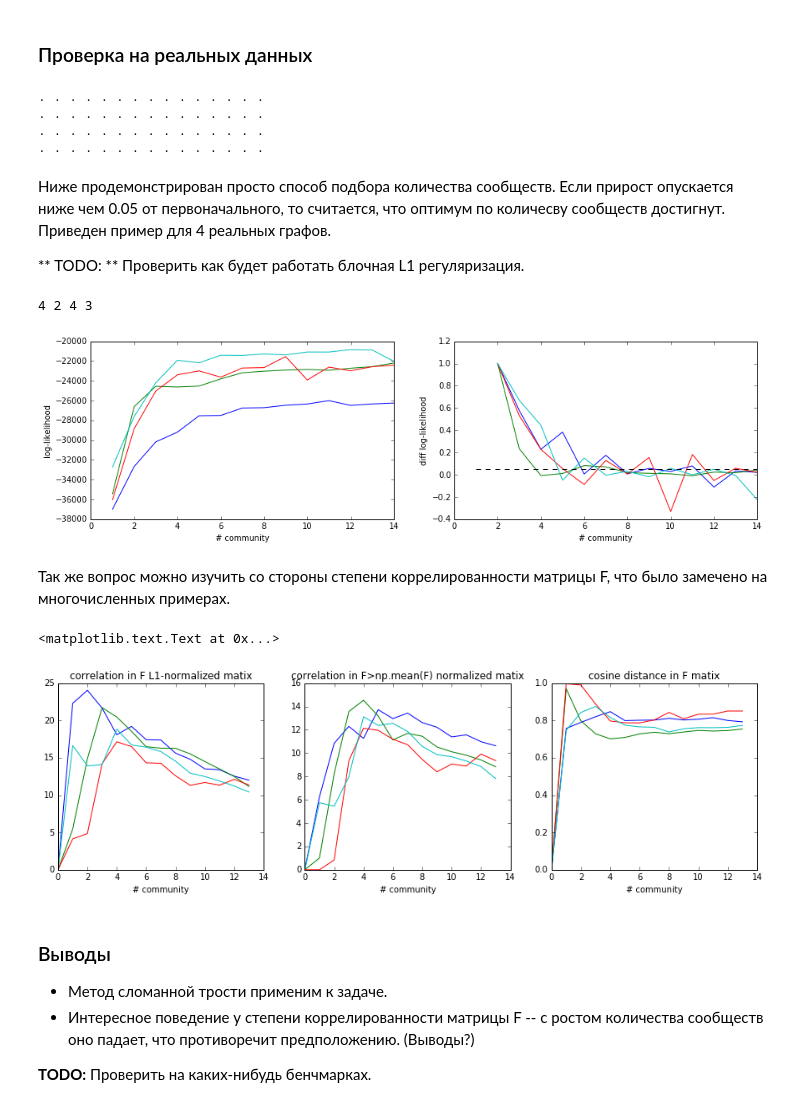
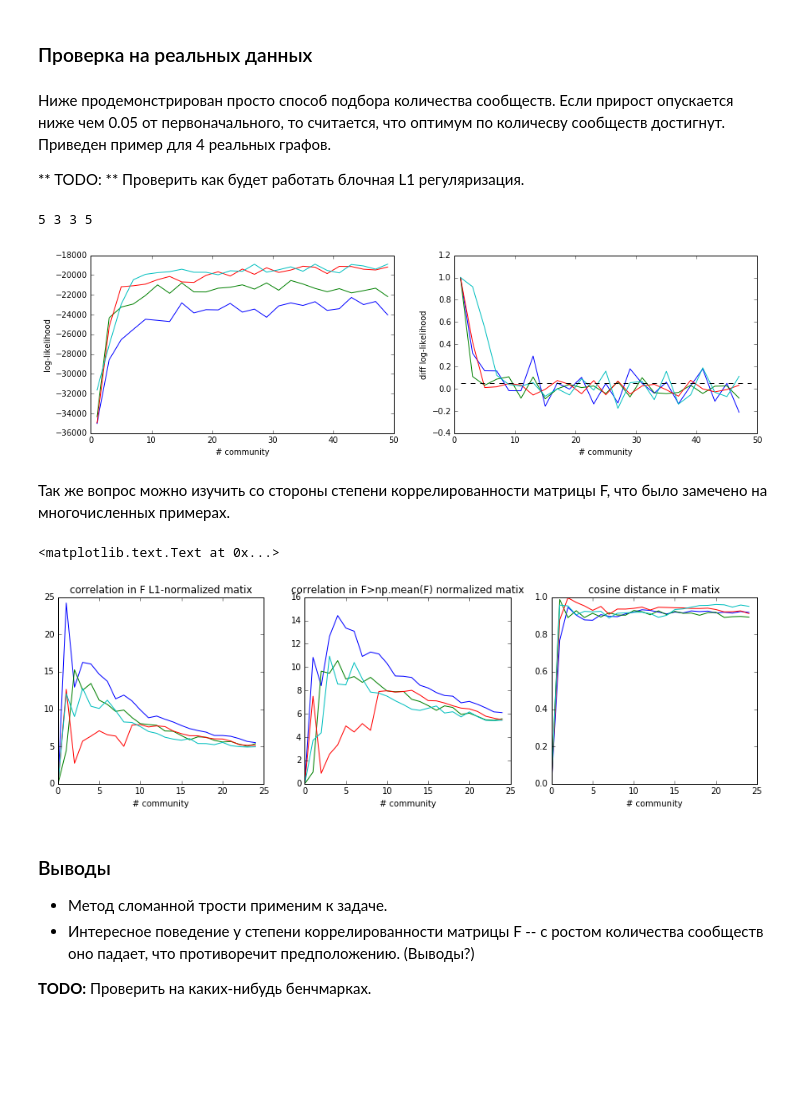
Before and after one commit to yangkuoone/WeiCLAM, a Jupyter notebook: code/Experiments.ipynb, the cells around one changed output. Cells and saved outputs as stored; diff of their text form; code cells hidden in the pictures; blank space fills up the shorter version.

```diff
--- a/code/Experiments.ipynb
+++ b/code/Experiments.ipynb
@@ -36,9 +36,9 @@ from Experiments import *
 # %%
 F_true = Fs3[0]
 A = gamma_model_test_data(F_true)
-power = 0.2
-P = 1 - np.exp(- power * A)
-mask = P <= np.random.rand(*A.shape)
+power = 0.05
+P = np.exp(- power * A)
+mask = P >= np.random.rand(*A.shape)
 
 B = A.copy()
 B[mask] = 0
@@ -379,7 +383,7 @@ init = None
 Fs = []
 LLHs = []
 for i in comm_count:
-    bc = BigClam(B, i, initF='rand', debug_output=False, LLH_output=False, eps=eps)
+    bc = BigClam(B, i, initF='cond_new_randz_spr', debug_output=False, LLH_output=False, eps=eps)
     res = bc.fit()
     Fs.append(res[0])
     LLHs.append(res[1])
@@ -402,27 +406,20 @@ DATA_PATH = '../data/vk/'
 ego_paths = [f for f in os.listdir(DATA_PATH) if f.endswith(".ego")]
 Fss = []
 LLHs = []
-comm = range(1, 15)
+comm = range(1, 50, 2)
 for ego in ego_paths:
     D = cPickle.load(file('../data/vk/{}'.format(ego)))
     G = nx.Graph(D)
     A = np.array(nx.to_numpy_matrix(G))
     Fs = []
     LLH = []
-    for k in comm:
-        bigClam = BigClam(A, k, sparsity_coef=s, LLH_output=False, eps = 1e-2)
+    for k in log_progress(comm):
+        bigClam = BigClam(A, k, initF='cond_new_randz_spr', sparsity_coef=s, LLH_output=False, eps = 1e-2)
         res = bigClam.fit(A, k)
         Fs.append(res[0])
         LLH.append(res[1])
-        print ".",
     Fss.append(Fs)
     LLHs.append(LLH)
-    print "."
-# %% [output]
-. . . . . . . . . . . . . . .
-. . . . . . . . . . . . . . .
-. . . . . . . . . . . . . . .
-. . . . . . . . . . . . . . .
 # %% [markdown]
 Ниже продемонстрирован просто способ подбора количества сообществ. Если прирост опускается ниже чем 0.05 от первоначального, то считается, что оптимум по количесву сообществ достигнут. Приведен пример для 4 реальных графов.
 
@@ -430,24 +427,24 @@ for ego in ego_paths:
 # %%
 plt.figure(figsize=(15,4))
 plt.subplot(121)
 plt.plot(comm, np.array(LLHs).T)
 plt.xlabel("# community")
 plt.ylabel("log-likelihood")
 plt.subplot(122)
 
 dLLHs = np.diff(np.array(LLHs)).T
 dLLHs = dLLHs / dLLHs[0,:]
 for dLLH in dLLHs.T:
-    plt.plot(comm[1:], dLLH)
+    plt.plot(comm[:-1], dLLH)
 plt.xlabel("# community")
 plt.ylabel("diff log-likelihood")
 bord = 0.05
 plt.plot([min(comm), max(comm)],[bord, bord], 'k--')
 for dLLH in dLLHs.T:
-    print np.nonzero(dLLH < bord)[0][0],
+    print np.nonzero(dLLH < bord)[0][0]+1,
 # %% [output]
-4 2 4 3
+5 3 3 5
-[figure, old version]
+[figure, new version]
 # %% [markdown]
 Так же вопрос можно изучить со стороны степени коррелированности матрицы F, что было замечено на многочисленных примерах.
 # %%
@@ -480,7 +477,7 @@ plt.xlabel("# community")
 plt.title("cosine distance in F matix")
 # %% [output]
 <matplotlib.text.Text at 0x...>
-[figure, old version]
+[figure, new version]
 # %% [markdown]
 ### Выводы
 * Метод сломанной трости применим к задаче.
```
Also changed, not shown: parts of 71 cells of this notebook, 2 other files.
